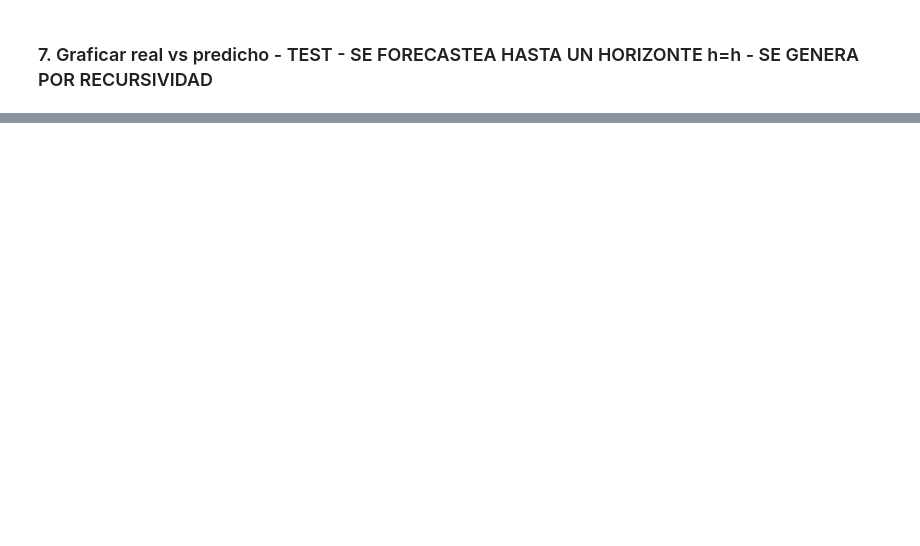
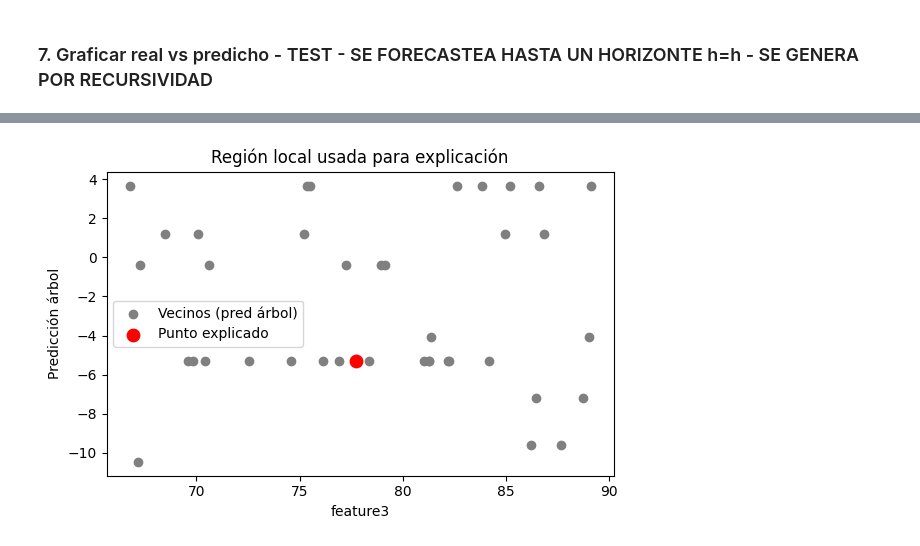
Before and after one commit to joseortegalabra/vn2_challenge, a Jupyter notebook: src/naive_perfect_forecast/forecast/metricas_forecasts_dev.ipynb, the cells around one changed output, grey strips where cells are left out. Cells and saved outputs as stored; diff of their text form; code cells hidden in the pictures; blank space fills up the shorter version.

Commit message:
feat: update analizar data

```diff
--- a/src/naive_perfect_forecast/forecast/metricas_forecasts_dev.ipynb
+++ b/src/naive_perfect_forecast/forecast/metricas_forecasts_dev.ipynb
@@ -243,0 +310,18 @@ a
+# %%
+# ---------------------------------------------------------
+# 2️⃣ Entrenamos un modelo no lineal (árbol de decisión)
+# ---------------------------------------------------------
+tree = DecisionTreeRegressor(max_depth=4, random_state=42)
+tree.fit(X, y)
+
+# Predicciones
+y_pred = tree.predict(X)
+# %%
+# ---------------------------------------------------------
+# 3️⃣ Elegimos un punto para explicar localmente
+# ---------------------------------------------------------
+i = 50  # el punto que queremos explicar
+x0 = X.iloc[[i]]  # mantener formato DataFrame
+pred_0 = tree.predict(x0)[0]
+
+print(f"Predicción del modelo para observación {i}: {pred_0:.2f}")
@@ -243,0 +334,11 @@ a
+# %%
+# ---------------------------------------------------------
+# 4️⃣ Seleccionamos vecinos "cercanos" para construir la regresión local
+# ---------------------------------------------------------
+# Distancia euclídea simple
+dist = np.sqrt(((X - x0.values) ** 2).sum(axis=1))
+k = 40  # número de vecinos cercanos
+neighbors_idx = dist.nsmallest(k).index
+
+local_X = X.iloc[neighbors_idx]
+local_y = y_pred[neighbors_idx]  # usamos la predicción del modelo, no el y real
@@ -243,0 +392,15 @@ a
+# %%
+# ---------------------------------------------------------
+# 7️⃣ Visual opcional de vecinos
+# ---------------------------------------------------------
+plt.figure(figsize=(6, 4))
+plt.scatter(local_X["feature3"], local_y, color="gray", label="Vecinos (pred árbol)")
+plt.scatter(x0["feature3"], pred_0, color="red", s=80, label="Punto explicado")
+plt.xlabel("feature3")
+plt.ylabel("Predicción árbol")
+plt.title("Región local usada para explicación")
+plt.legend()
+plt.tight_layout()
+plt.show()
+# %% [output]
+[figure, added]
```
Also changed, not shown: parts of 18 cells of this notebook, 4 other files.
